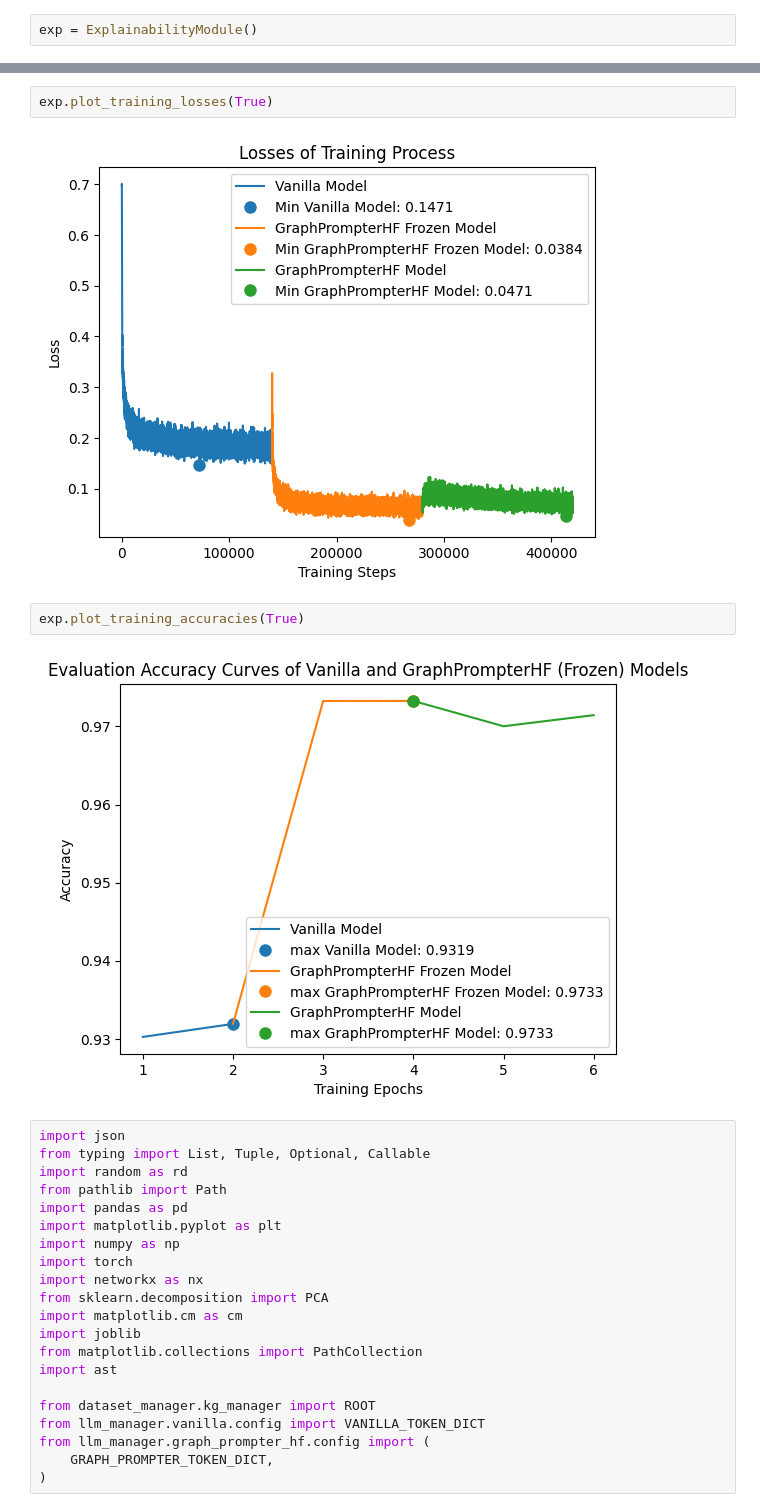
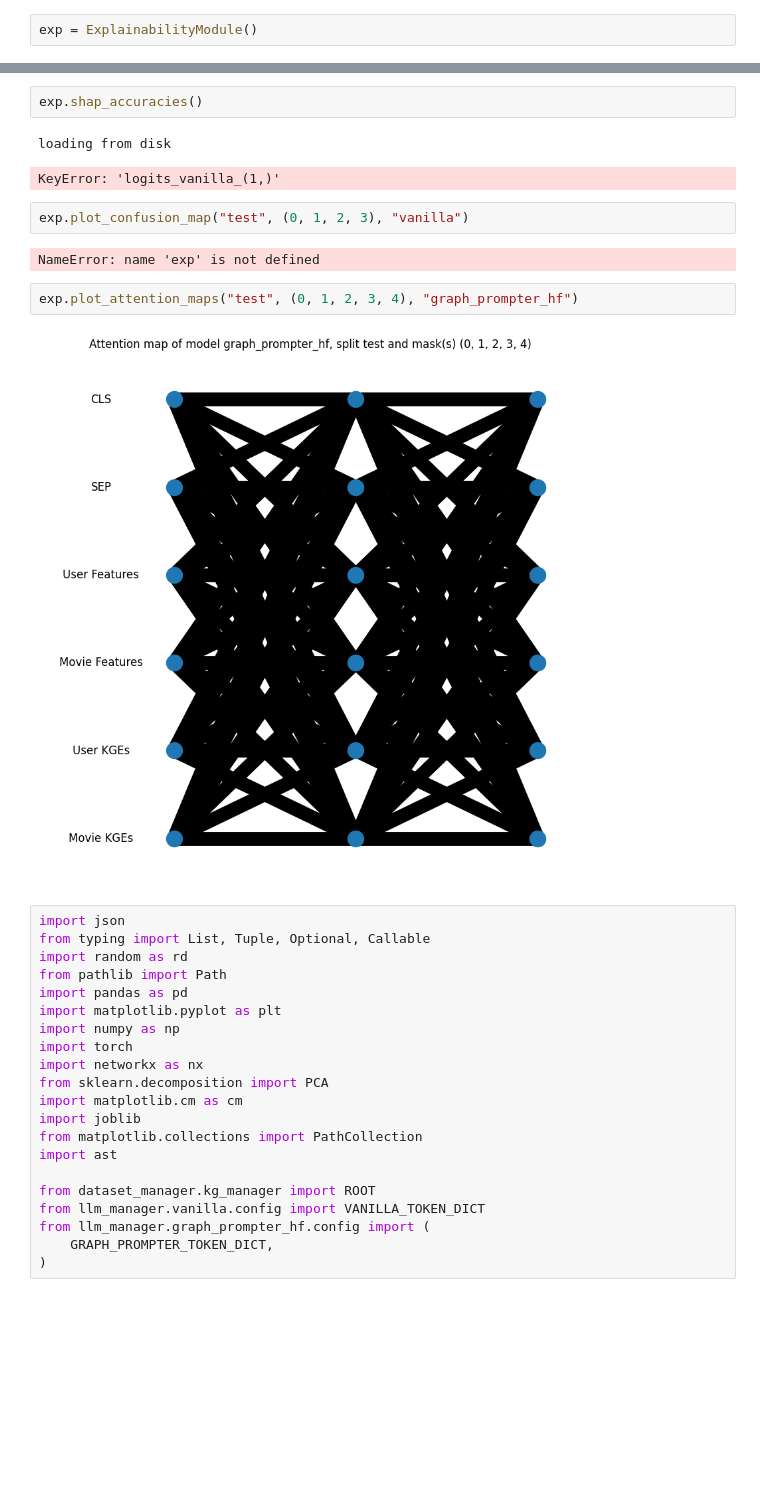
Before and after one commit to AhmadHAW/Hauptprojekt, a Jupyter notebook: evaluation.ipynb, the cells around one changed output, grey strips where cells are left out. Saved outputs shown, nothing was run; the diff lists cells and outputs as text; blank space fills up the shorter version.

Commit message:
add shap value and accuracy calculation

```diff
--- a/evaluation.ipynb
+++ b/evaluation.ipynb
@@ -29,11 +5,16 @@ tensor([[2., 2., 0., 2., 0.],
-# %%
-exp.plot_training_losses(True)
-# %% [output]
-[figure, removed]
-# %%
-exp.plot_training_accuracies(True)
-# %% [output]
-[figure, removed]
+# %%
+exp.shap_accuracies()
+# %% [output]
+loading from disk
+KeyError: 'logits_vanilla_(1,)'
+# %%
+exp.plot_confusion_map("test", (0, 1, 2, 3), "vanilla")
+# %% [output]
+NameError: name 'exp' is not defined
+# %%
+exp.plot_attention_maps("test", (0, 1, 2, 3, 4), "graph_prompter_hf")
+# %% [output]
+[figure, added]
 # %%
 import json
 from typing import List, Tuple, Optional, Callable
```
Also changed, not shown: parts of 6 cells of this notebook, 13 other files.
